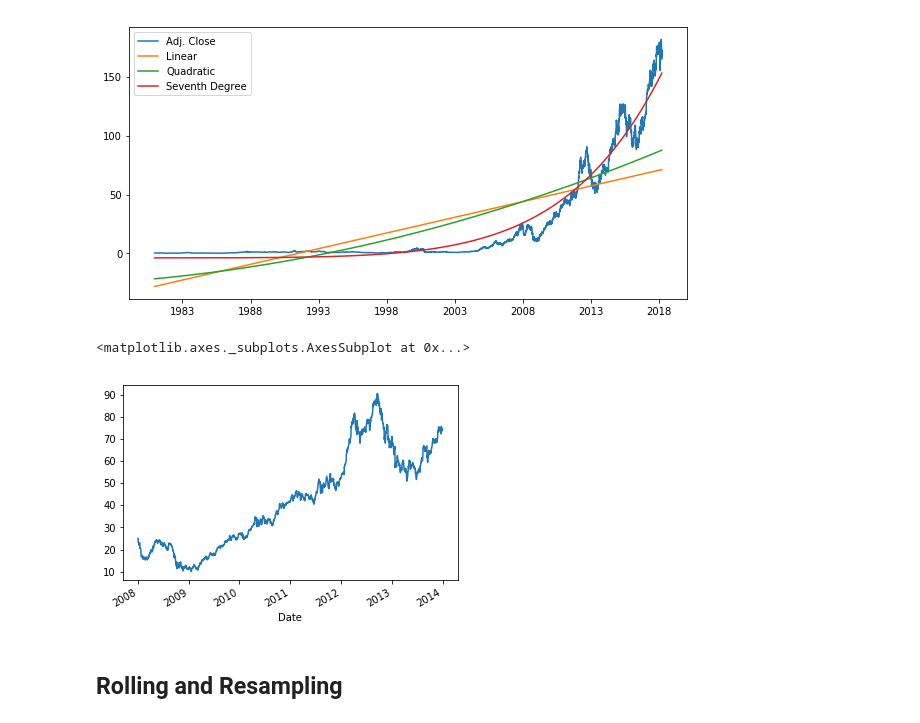
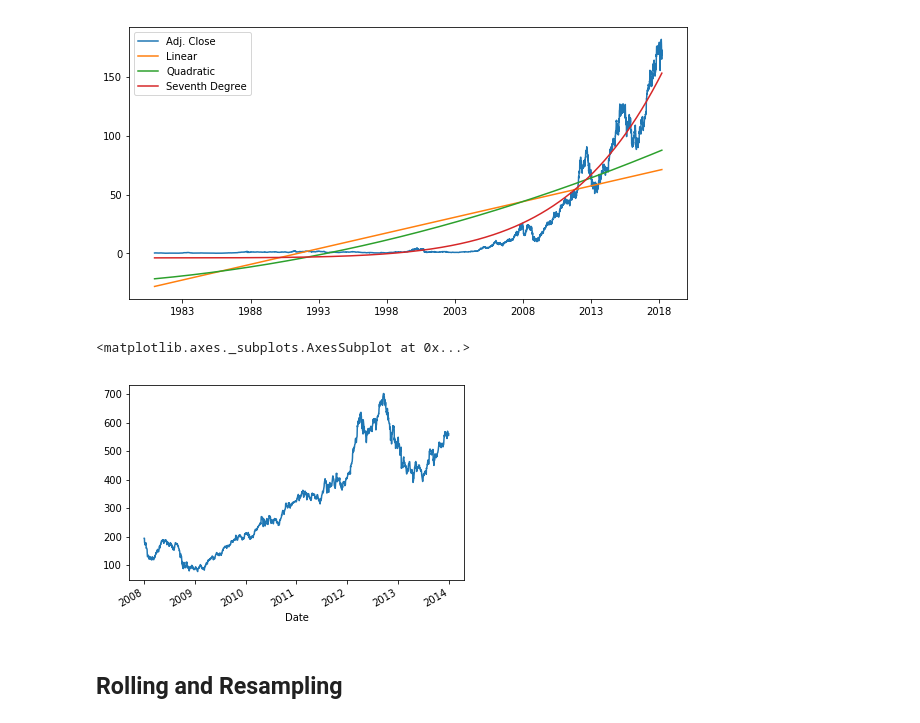
Before and after one commit to abendm/Pandas-Stuff, a Jupyter notebook: 16-time-series-master/01-timeseries.ipynb, the cells around one changed output. Drawn from its saved outputs; the diff is of its cells as text; code cells hidden in the pictures.

```diff
--- a/16-time-series-master/01-timeseries.ipynb
+++ b/16-time-series-master/01-timeseries.ipynb
@@ -230,10 +232,10 @@ plt.legend()
 <matplotlib.legend.Legend at 0x...>
 [figure]
 # %%
-data['2008': '2013']['Adj. Close'].plot()
+data['2008': '2013']['Close'].plot()
 # %% [output]
 <matplotlib.axes._subplots.AxesSubplot at 0x...>
-[figure, old version]
+[figure, new version]
 # %% [markdown]
 ## Rolling and Resampling
 # %%
```
Also changed, not shown: parts of 26 cells of this notebook, 46 other files.
